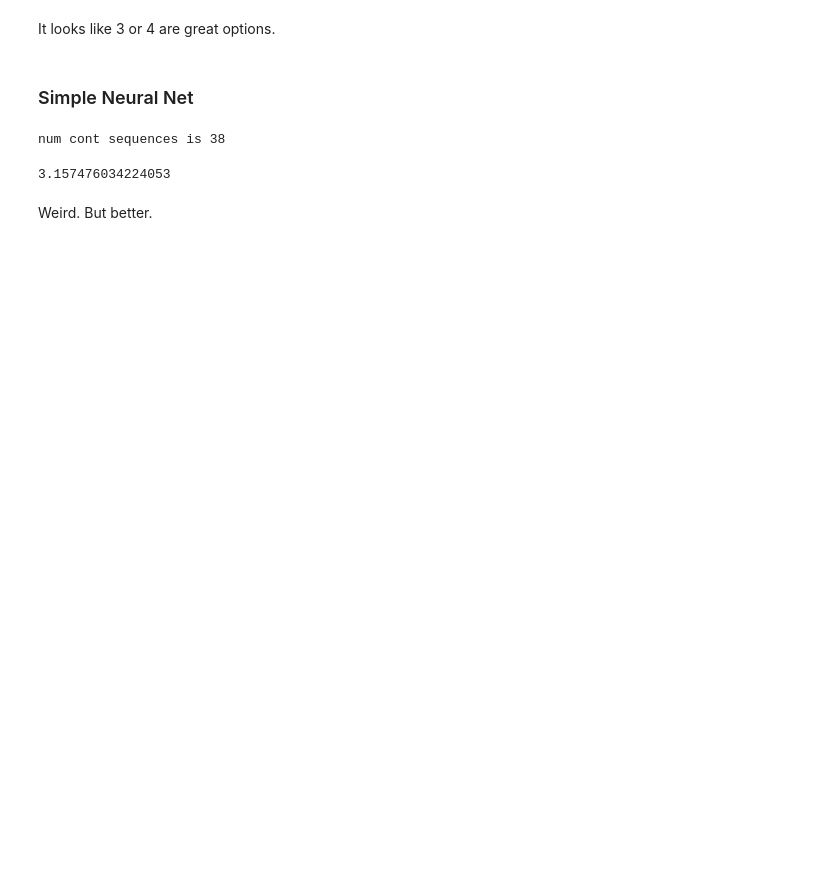
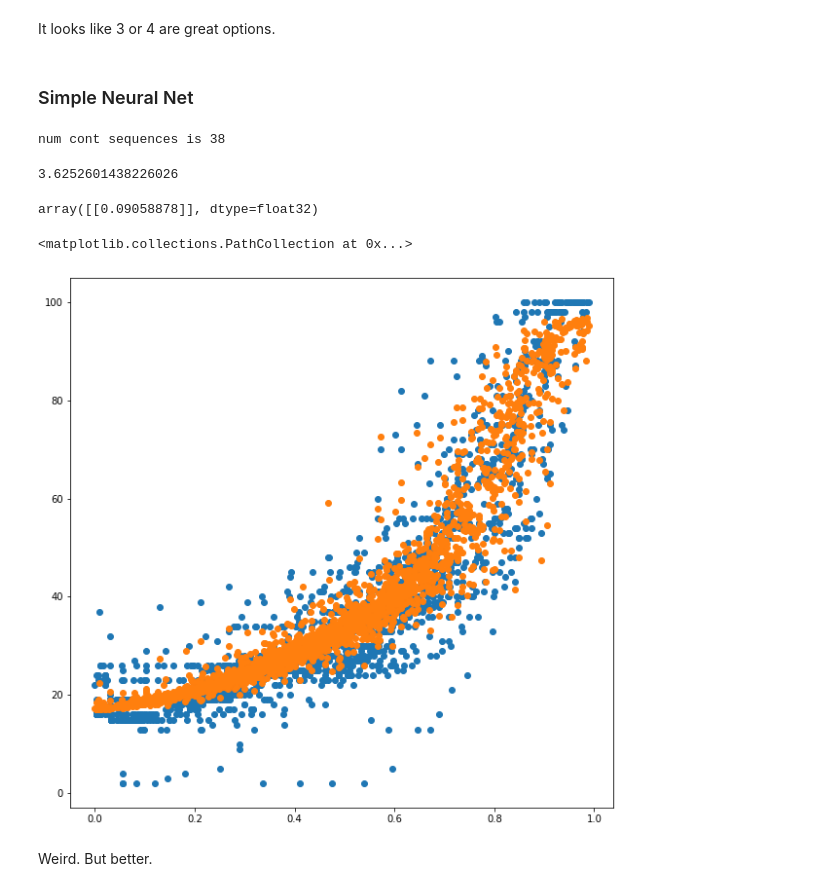
Before and after one commit to drg101/MLESC, a Jupyter notebook: analyze/Basic_Analyze.ipynb, the cells around one changed output. Cells and saved outputs as stored; diff of their text form; code cells hidden in the pictures; blank space fills up the shorter version.

```diff
--- a/analyze/Basic_Analyze.ipynb
+++ b/analyze/Basic_Analyze.ipynb
@@ -676,5 +681,8 @@ To do this, we will use the same methods as the previous RNN examples, but inste
 # %%
 data_df = pd.read_csv('./run2.csv')
+# data_df_b = pd.read_csv('./run1.csv')
+# data_df = pd.concat([data_df_a, data_df_b])
+
 data_df = data_df[data_df["speed_avg"] < 600]
 data_df = data_df[["ts","duty_cycle","acc","speed_avg"]]
 X = data_df.to_numpy()
@@ -702,9 +710,6 @@ def get_data_n(N):
             current_sequence = [i]
 
     print(f'num cont sequences is {len(sequences)}')
-
-    # for sequence in sequences:
-    from sklearn.model_selection import train_test_split
 
     all_Xs = []
     all_Ys = []
@@ -745,7 +750,9 @@ def test_n(N, verbose=0):
     opt = keras.optimizers.Adam(learning_rate=0.01)
     model.compile(loss='mean_squared_error', optimizer=opt)
 
-    model.fit(train_Xs, train_Ys/100, epochs=5000, batch_size=32, verbose=verbose)
+    es = tf.keras.callbacks.EarlyStopping(monitor='val_loss', patience=20)
+    mc = tf.keras.callbacks.ModelCheckpoint('best_contextual_model.h5', monitor='val_loss', mode='min')
+    model.fit(train_Xs, train_Ys/100, validation_data=(test_Xs,test_Ys/100), epochs=5000, batch_size=32, verbose=verbose, callbacks=[es,mc])
 
     train_predicted_voltage = model.predict(train_Xs) * 100
     train_rmse = np.sqrt(np.mean((train_predicted_voltage-train_Ys)**2))
@@ -835,26 +833,33 @@ predicted_voltage = model.predict(all_Xs) * 100
 np.sqrt(np.mean((predicted_voltage-all_Ys)**2))
 # %% [output]
 num cont sequences is 38
-3.157476034224053
+3.6252601438226026
+# %%
+model.predict([[0,1,0]])
+# %% [output]
+array([[0.09058878]], dtype=float32)
 # %%
 # %matplotlib notebook
 
 
 speed = all_Xs[:,1]
 speed2 = all_Xs[:,2]
-num_to_plot = 1000
+num_to_plot = 3000
 samples_to_plot = np.random.randint(0,len(speed) - num_to_plot)
 plt.figure(figsize=(10,10))
 # ax = plt.axes(projection='3d')
 # print(len(speed))
 plt.scatter(speed[samples_to_plot:samples_to_plot+num_to_plot], all_Ys[samples_to_plot:samples_to_plot+num_to_plot])
 plt.scatter(speed[samples_to_plot:samples_to_plot+num_to_plot], predicted_voltage[samples_to_plot:samples_to_plot+num_to_plot])
 
 # ax.scatter3D(speed[samples_to_plot:samples_to_plot+num_to_plot], speed2[samples_to_plot:samples_to_plot+num_to_plot], all_Ys[samples_to_plot:samples_to_plot+num_to_plot], cmap='Greens')
 # ax.scatter3D(speed[samples_to_plot:samples_to_plot+num_to_plot], speed2[samples_to_plot:samples_to_plot+num_to_plot], predicted_voltage[samples_to_plot:samples_to_plot+num_to_plot], cmap='Red')
 # ax.set_xlabel('actual speed', fontsize=20)
 # ax.set_ylabel('desired speed', fontsize=20)
 # ax.set_zlabel('voltage', fontsize=20);
+# %% [output]
+<matplotlib.collections.PathCollection at 0x...>
+[figure, added]
 # %% [markdown]
 Weird. But better.
 # %%
```
Also changed, not shown: parts of 6 cells of this notebook, 3 other files.
